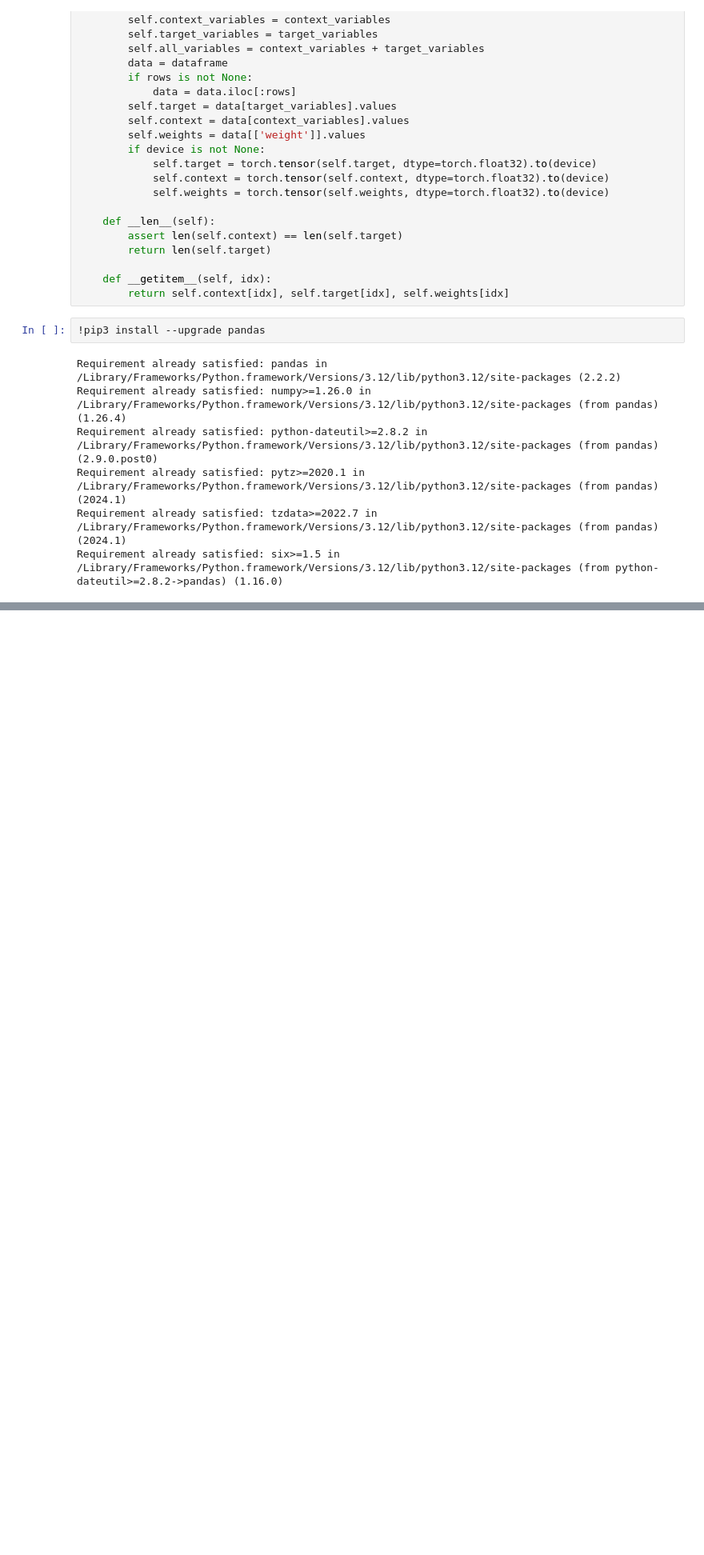
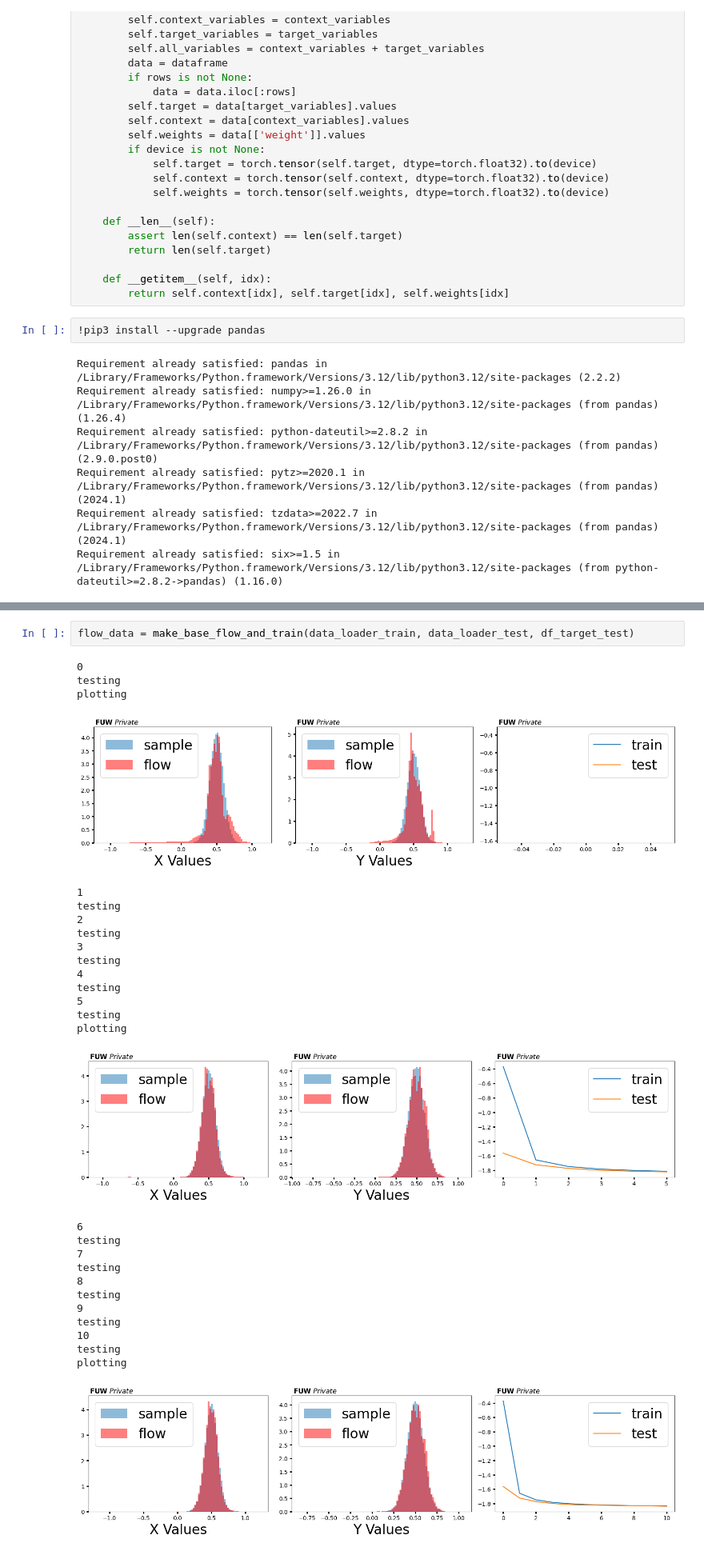
Before and after one commit to mumuhamm/ForNotLevelOne, a Jupyter notebook: Exercise06/flowsForflows.ipynb, the cells around one changed output, grey strips where cells are left out. Shown at 80% size. Cells and saved outputs as stored; diff of their text form; blank space fills up the shorter version.

```diff
--- a/Exercise06/flowsForflows.ipynb
+++ b/Exercise06/flowsForflows.ipynb
@@ -400,0 +449,31 @@ plotting
+# %%
+flow_data = make_base_flow_and_train(data_loader_train, data_loader_test, df_target_test)
+# %% [output]
+0
+testing
+plotting
+[figure, added]
+1
+testing
+2
+testing
+3
+testing
+4
+testing
+5
+testing
+plotting
+[figure, added]
+6
+testing
+7
+testing
+8
+testing
+9
+testing
+10
+testing
+plotting
+[figure, added]
```
Also changed, not shown: parts of 9 cells of this notebook, 15 other files.
